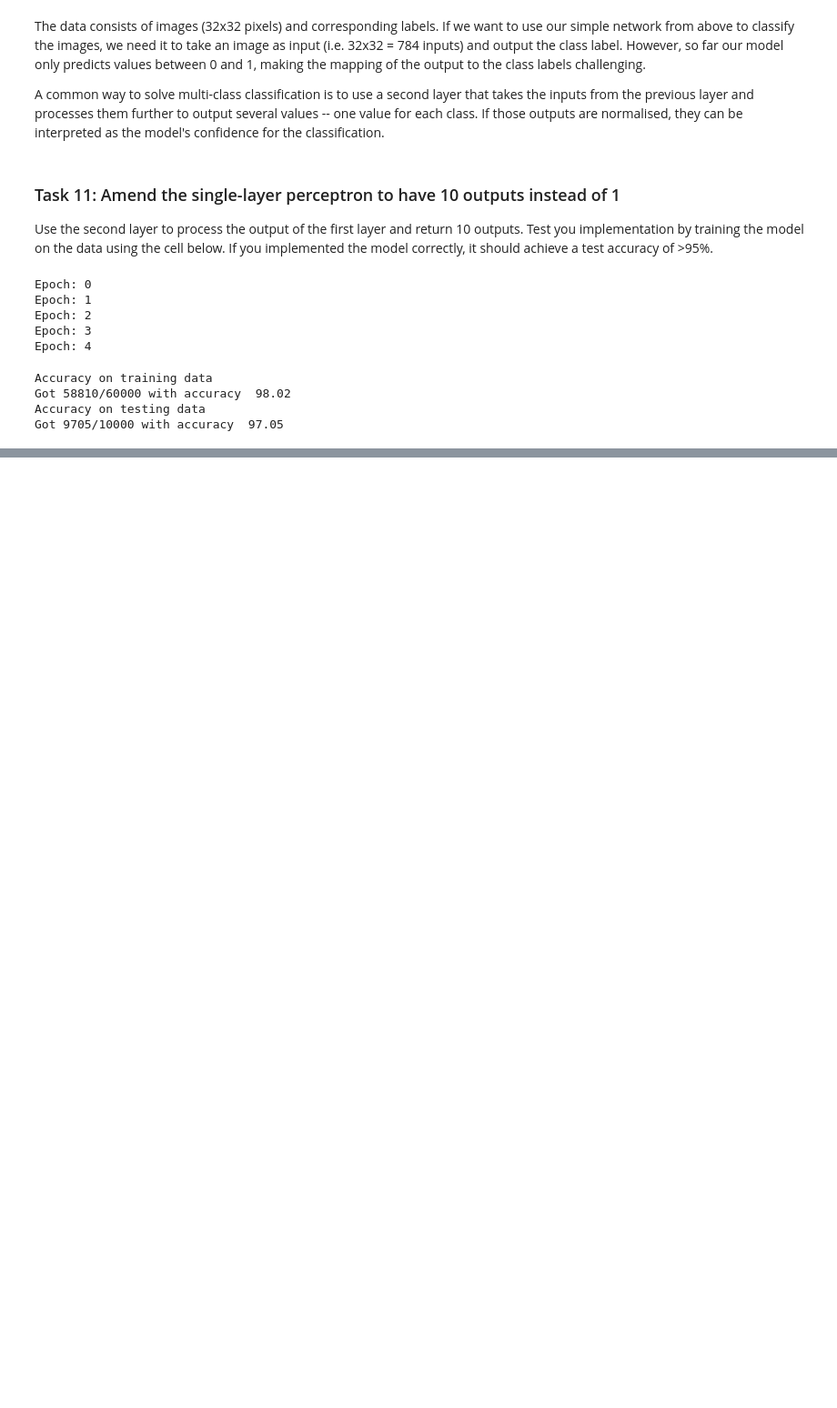
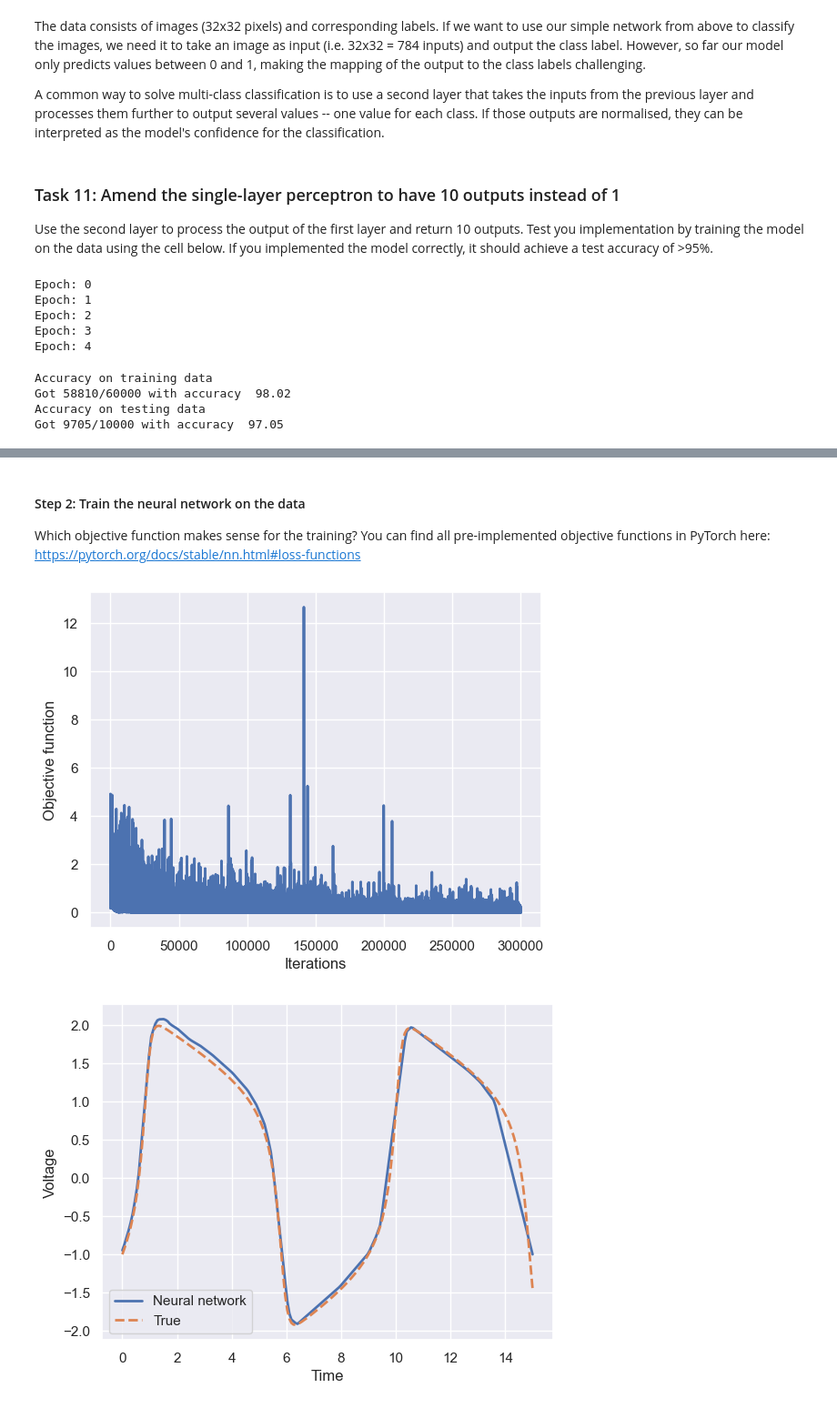
Before and after one commit to equinor/kai-edc2024-workshop, a Jupyter notebook: 1_introduction/solution.ipynb, the cells around one changed output, grey strips where cells are left out. Shown at 91% size. Drawn from its saved outputs; the diff is of its cells as text; code cells hidden in the pictures; blank space fills up the shorter version.

```diff
--- a/1_introduction/solution.ipynb
+++ b/1_introduction/solution.ipynb
@@ -636,0 +664,70 @@ Universal function approximation means that MLPs can perfectly describe any func
+# %%
+# TODO: Implement the neural network
+class NeuralNetwork3(nn.Module):
+    def __init__(self, n_inputs=1, n_perceptrons=200, n_outputs=1):
+        super(NeuralNetwork3, self).__init__()
+        self.layer1 = nn.Linear(n_inputs, n_perceptrons, dtype=float)
+        self.layer2 = nn.Linear(n_perceptrons, n_perceptrons, dtype=float)
+        self.layer3 = nn.Linear(n_perceptrons, n_outputs, dtype=float)
+
+    def forward(self, x):
+        out = F.leaky_relu(self.layer1(x))
+        out = F.leaky_relu(self.layer2(out))
+        y = self.layer3(out)
+
+        return y
+# %% [markdown]
+#### Step 2: Train the neural network on the data
+Which objective function makes sense for the training? You can find all pre-implemented objective functions in PyTorch here: https://pytorch.org/docs/stable/nn.html#loss-functions
+# %%
+# TODO: Define a suitable objective function
+objective_function = nn.MSELoss()
+
+# Set up optimisation
+torch.manual_seed(8)
+model = NeuralNetwork3()
+optimiser = optim.SGD(model.parameters(), lr=0.0005)
+
+# Format data
+inputs = torch.tensor(times[:, np.newaxis])
+true_outputs = torch.tensor(voltage[:, np.newaxis])
+n = len(inputs)
+
+# Run optimisation
+n_samples = 5
+losses = []
+n_iterations = 300000
+for epoch in range(n_iterations):
+    # Reset the parameter gradients
+    optimiser.zero_grad()
+
+    # Take subset of data
+    idx = np.random.randint(n, size=n_samples)
+    t = inputs[idx]
+    o = true_outputs[idx]
+
+    # Simulation, evaluation and parameter proposal
+    outputs = model(t)
+    loss = objective_function(outputs, o)
+    loss.backward()
+    optimiser.step()
+
+    losses.append(loss.detach().numpy())
+
+# Plot loss
+iterations = np.arange(1, n_iterations+1)
+plt.plot(iterations, losses, linewidth=2)
+plt.xlabel('Iterations')
+plt.ylabel('Objective function')
+plt.show()
+
+pred = model(inputs).detach().numpy()[:, 0]
+plt.plot(times, pred, linewidth=2, label='Neural network')
+plt.plot(times, voltage, linewidth=2, label='True', linestyle='--')
+plt.xlabel('Time')
+plt.ylabel('Voltage')
+plt.legend()
+plt.show()
+# %% [output]
+[figure, added]
+[figure, added]
```
Also changed, not shown: parts of 4 cells of this notebook, 1 other file.
